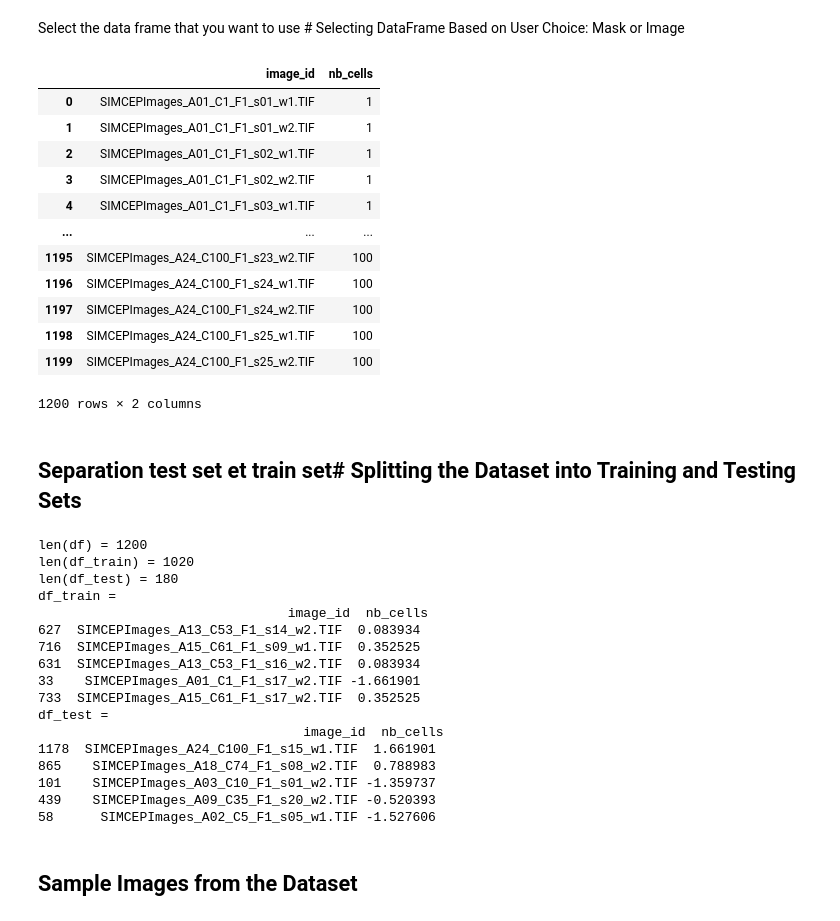
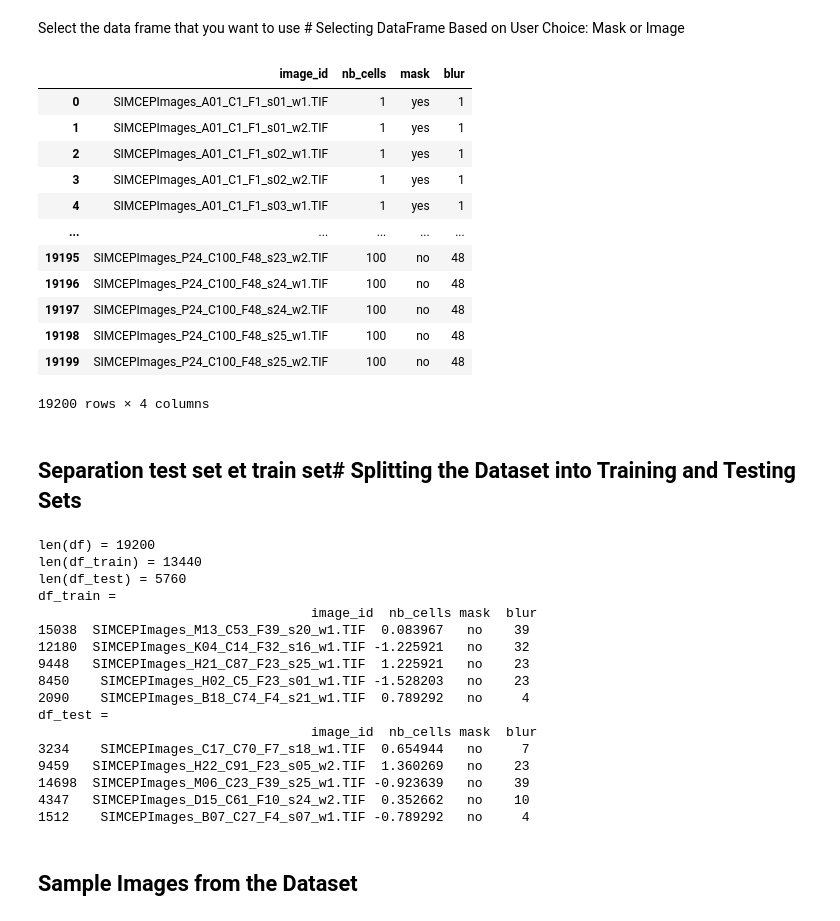
Before and after one commit to Faberra57/cobalt, a Jupyter notebook: CNN/cnn_kaggle_only.ipynb, the cells around one changed output. Saved outputs shown, nothing was run; the diff lists cells and outputs as text; code cells hidden in the pictures.

```diff
--- a/CNN/cnn_kaggle_only.ipynb
+++ b/CNN/cnn_kaggle_only.ipynb
@@ -48,8 +48,8 @@ from costumize_data import CustomDataset  # Custom dataset handler
 # %%
 # Setting the path to the dataset using a function from the custom toolkit
 # This allows the toolkit to locate and access the dataset files.
-tk.set_path_to_dataset('/homes/i23damma/Bureau/Cobalt/cobalt/')
-#tk.set_path_to_dataset('..')
+#tk.set_path_to_dataset('/homes/i23damma/Bureau/Cobalt/cobalt/')
+tk.set_path_to_dataset('..')
 
 # Loading the images and mask data using functions from the toolkit
 images = tk.load_data_image()
@@ -77,37 +77,37 @@ print(' mask =\n', mask.head())
 # %% [markdown]
 Select the data frame that you want to use # Selecting DataFrame Based on User Choice: Mask or Image
 # %%
-mask_or_image = 'mask'  # Variable to determine which dataset to use
+mask_or_image = 'images'  # Variable to determine which dataset to use
 
 if mask_or_image == 'mask':
     df = mask  # If 'mask' is selected, assign the mask DataFrame to df
     # Filter the rows in the DataFrame where 'image_id' contains 'w1' (case insensitive)
     #df = df[df['image_id'].str.contains("w1", case=False, na=False)]
 else:
     df = images.copy()  # If 'image' is selected, create a copy of the images DataFrame
     # Remove the 'blur' and 'mask' columns from the DataFrame
     #df.drop(columns=['blur', 'mask'], inplace=True)
     # Uncomment the following line to filter images by 'w1' if needed
     # df = df[df['image_id'].str.contains("w1", case=False, na=False)]
 
 
 
 #df=df[df['nb_cells'] > 50]
 df  # Display the resulting DataFrame
 # %% [output]
-|  | image_id | nb_cells |
-| 0 | SIMCEPImages_A01_C1_F1_s01_w1.TIF | 1 |
-| 1 | SIMCEPImages_A01_C1_F1_s01_w2.TIF | 1 |
-| 2 | SIMCEPImages_A01_C1_F1_s02_w1.TIF | 1 |
-| 3 | SIMCEPImages_A01_C1_F1_s02_w2.TIF | 1 |
-| 4 | SIMCEPImages_A01_C1_F1_s03_w1.TIF | 1 |
-| ... | ... | ... |
-| 1195 | SIMCEPImages_A24_C100_F1_s23_w2.TIF | 100 |
-| 1196 | SIMCEPImages_A24_C100_F1_s24_w1.TIF | 100 |
-| 1197 | SIMCEPImages_A24_C100_F1_s24_w2.TIF | 100 |
-| 1198 | SIMCEPImages_A24_C100_F1_s25_w1.TIF | 100 |
-| 1199 | SIMCEPImages_A24_C100_F1_s25_w2.TIF | 100 |
+|  | image_id | nb_cells | mask | blur |
+| 0 | SIMCEPImages_A01_C1_F1_s01_w1.TIF | 1 | yes | 1 |
+| 1 | SIMCEPImages_A01_C1_F1_s01_w2.TIF | 1 | yes | 1 |
+| 2 | SIMCEPImages_A01_C1_F1_s02_w1.TIF | 1 | yes | 1 |
+| 3 | SIMCEPImages_A01_C1_F1_s02_w2.TIF | 1 | yes | 1 |
+| 4 | SIMCEPImages_A01_C1_F1_s03_w1.TIF | 1 | yes | 1 |
+| ... | ... | ... | ... | ... |
+| 19195 | SIMCEPImages_P24_C100_F48_s23_w2.TIF | 100 | no | 48 |
+| 19196 | SIMCEPImages_P24_C100_F48_s24_w1.TIF | 100 | no | 48 |
+| 19197 | SIMCEPImages_P24_C100_F48_s24_w2.TIF | 100 | no | 48 |
+| 19198 | SIMCEPImages_P24_C100_F48_s25_w1.TIF | 100 | no | 48 |
+| 19199 | SIMCEPImages_P24_C100_F48_s25_w2.TIF | 100 | no | 48 |
-1200 rows × 2 columns
+19200 rows × 4 columns
 # %% [markdown]
 ## Separation test set et train set# Splitting the Dataset into Training and Testing Sets
 # %%
@@ -117,7 +117,7 @@ std_label = df['nb_cells'].std()
 df['nb_cells'] = (df['nb_cells'] - df['nb_cells'].mean()) / df['nb_cells'].std()
 # %%
 # Set the fraction of data to be used for testing
-frac = 0.15  # 20% of the data will be used for the test set
+frac = 0.3  # 20% of the data will be used for the test set
 # Sample a subset of the DataFrame for testing without replacement
 df_test = df.sample(frac=frac, replace=False, random_state=42)
 # Create the training set by dropping the test set entries from the original DataFrame. Then shuffle the remaining data to create the training set
@@ -130,23 +130,23 @@ print('len(df_test) =', len(df_test))  # Number of samples in the test set
 print('df_train =\n', df_train.head())  # Show the first few rows of the training DataFrame
 print('df_test =\n', df_test.head())  # Show the first few rows of the testing DataFrame
 # %% [output]
-len(df) = 1200
-len(df_train) = 1020
-len(df_test) = 180
+len(df) = 19200
+len(df_train) = 13440
+len(df_test) = 5760
 df_train =
-                                image_id  nb_cells
-627  SIMCEPImages_A13_C53_F1_s14_w2.TIF  0.083934
-716  SIMCEPImages_A15_C61_F1_s09_w1.TIF  0.352525
-631  SIMCEPImages_A13_C53_F1_s16_w2.TIF  0.083934
-33    SIMCEPImages_A01_C1_F1_s17_w2.TIF -1.661901
-733  SIMCEPImages_A15_C61_F1_s17_w2.TIF  0.352525
+                                   image_id  nb_cells mask  blur
+15038  SIMCEPImages_M13_C53_F39_s20_w1.TIF  0.083967   no    39
+12180  SIMCEPImages_K04_C14_F32_s16_w1.TIF -1.225921   no    32
+9448   SIMCEPImages_H21_C87_F23_s25_w1.TIF  1.225921   no    23
+8450    SIMCEPImages_H02_C5_F23_s01_w1.TIF -1.528203   no    23
+2090    SIMCEPImages_B18_C74_F4_s21_w1.TIF  0.789292   no     4
 df_test =
-                                  image_id  nb_cells
-1178  SIMCEPImages_A24_C100_F1_s15_w1.TIF  1.661901
-865    SIMCEPImages_A18_C74_F1_s08_w2.TIF  0.788983
-101    SIMCEPImages_A03_C10_F1_s01_w2.TIF -1.359737
-439    SIMCEPImages_A09_C35_F1_s20_w2.TIF -0.520393
-58      SIMCEPImages_A02_C5_F1_s05_w1.TIF -1.527606
+                                   image_id  nb_cells mask  blur
+3234    SIMCEPImages_C17_C70_F7_s18_w1.TIF  0.654944   no     7
+9459   SIMCEPImages_H22_C91_F23_s05_w2.TIF  1.360269   no    23
+14698  SIMCEPImages_M06_C23_F39_s25_w1.TIF -0.923639   no    39
+4347   SIMCEPImages_D15_C61_F10_s24_w2.TIF  0.352662   no    10
+1512    SIMCEPImages_B07_C27_F4_s07_w1.TIF -0.789292   no     4
 # %% [markdown]
 ## Sample Images from the Dataset
 # %%
```
Also changed, not shown: parts of 15 cells of this notebook, 10 other files.
